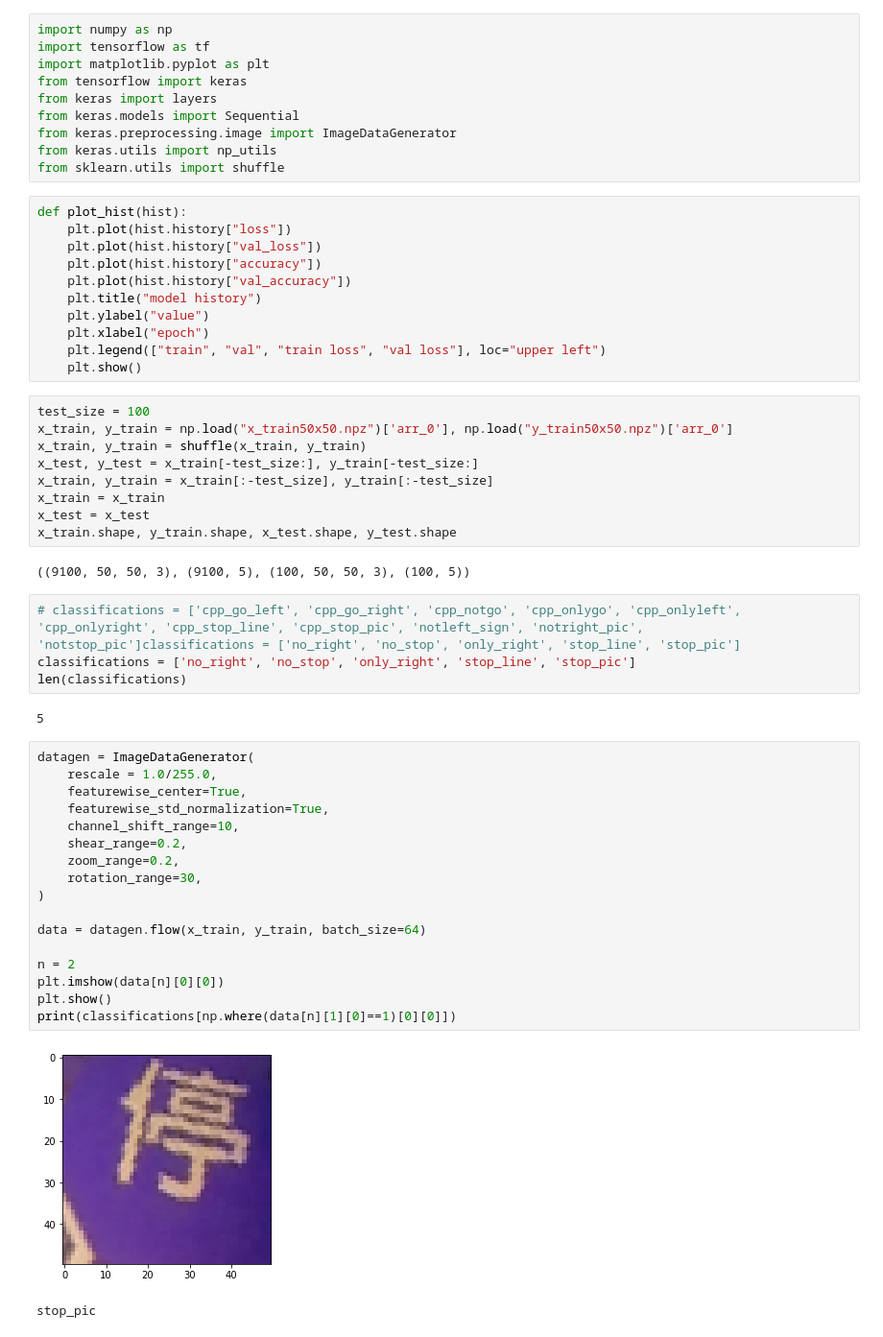
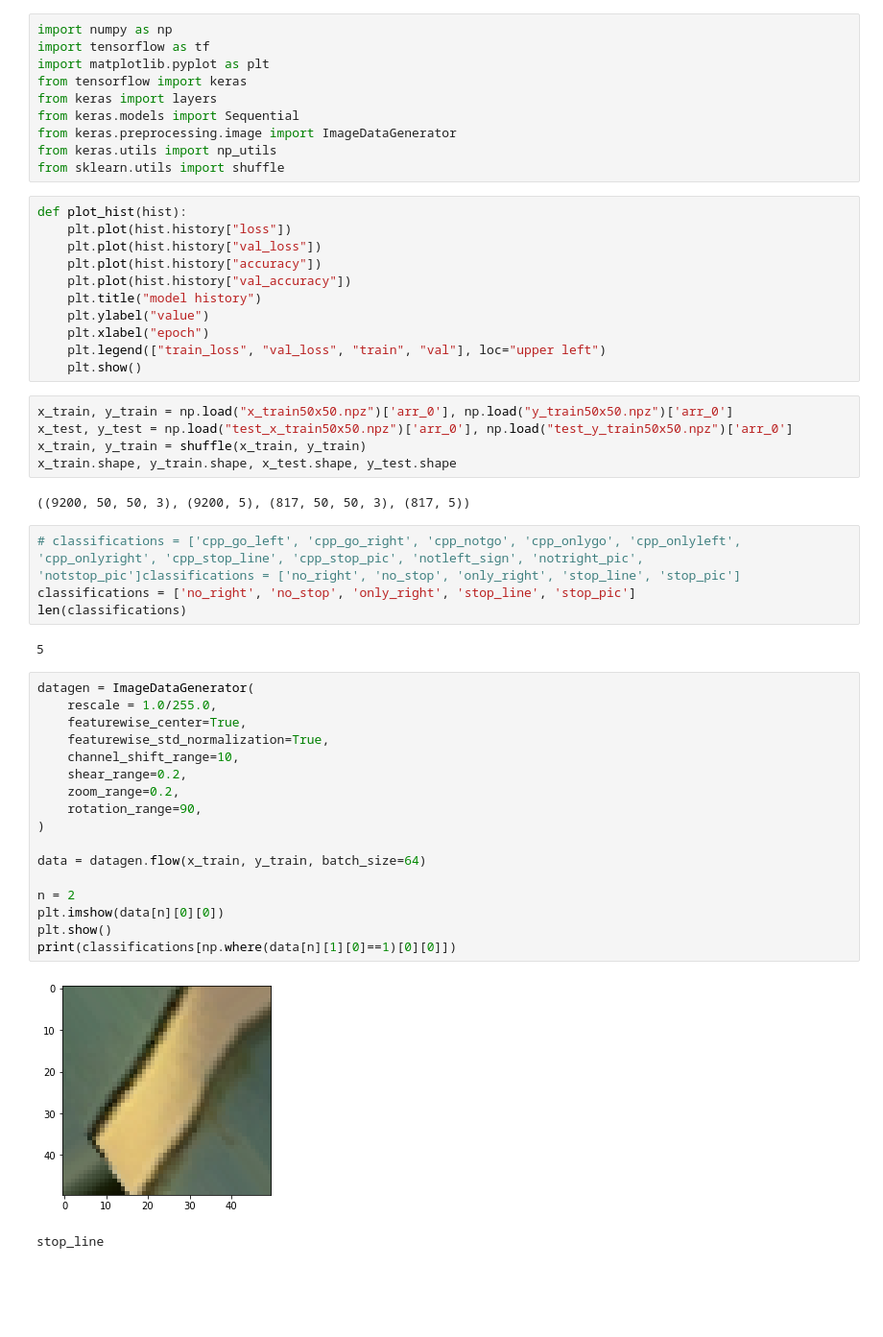
Before and after one commit to wilicw/ntust-embedded-car, a Jupyter notebook: carNN/car.ipynb, the cells around one changed output. Shown at 96% size. Drawn from its saved outputs; the diff is of its cells as text; blank space fills up the shorter version.

```diff
--- a/carNN/car.ipynb
+++ b/carNN/car.ipynb
@@ -17,19 +17,15 @@ def plot_hist(hist):
     plt.title("model history")
     plt.ylabel("value")
     plt.xlabel("epoch")
-    plt.legend(["train", "val", "train loss", "val loss"], loc="upper left")
+    plt.legend(["train_loss", "val_loss", "train", "val"], loc="upper left")
     plt.show()
 # %%
-test_size = 100
 x_train, y_train = np.load("x_train50x50.npz")['arr_0'], np.load("y_train50x50.npz")['arr_0']
+x_test, y_test = np.load("test_x_train50x50.npz")['arr_0'], np.load("test_y_train50x50.npz")['arr_0']
 x_train, y_train = shuffle(x_train, y_train)
-x_test, y_test = x_train[-test_size:], y_train[-test_size:]
-x_train, y_train = x_train[:-test_size], y_train[:-test_size]
-x_train = x_train
-x_test = x_test
 x_train.shape, y_train.shape, x_test.shape, y_test.shape
 # %% [output]
-((9100, 50, 50, 3), (9100, 5), (100, 50, 50, 3), (100, 5))
+((9200, 50, 50, 3), (9200, 5), (817, 50, 50, 3), (817, 5))
 # %%
 # classifications = ['cpp_go_left', 'cpp_go_right', 'cpp_notgo', 'cpp_onlygo', 'cpp_onlyleft', 'cpp_onlyright', 'cpp_stop_line', 'cpp_stop_pic', 'notleft_sign', 'notright_pic', 'notstop_pic']classifications = ['no_right', 'no_stop', 'only_right', 'stop_line', 'stop_pic']
 classifications = ['no_right', 'no_stop', 'only_right', 'stop_line', 'stop_pic']
@@ -39,23 +35,23 @@ len(classifications)
 # %%
 datagen = ImageDataGenerator(
     rescale = 1.0/255.0,
     featurewise_center=True,
     featurewise_std_normalization=True,
     channel_shift_range=10,
     shear_range=0.2,
     zoom_range=0.2,
-    rotation_range=30,
+    rotation_range=90,
 )
 
 data = datagen.flow(x_train, y_train, batch_size=64)
 
 n = 2
 plt.imshow(data[n][0][0])
 plt.show()
 print(classifications[np.where(data[n][1][0]==1)[0][0]])
 # %% [output]
-[figure, old version]
+[figure, new version]
-stop_pic
+stop_line
 # %%
 model = None
 model = Sequential([
```
Also changed, not shown: parts of 7 cells of this notebook.
